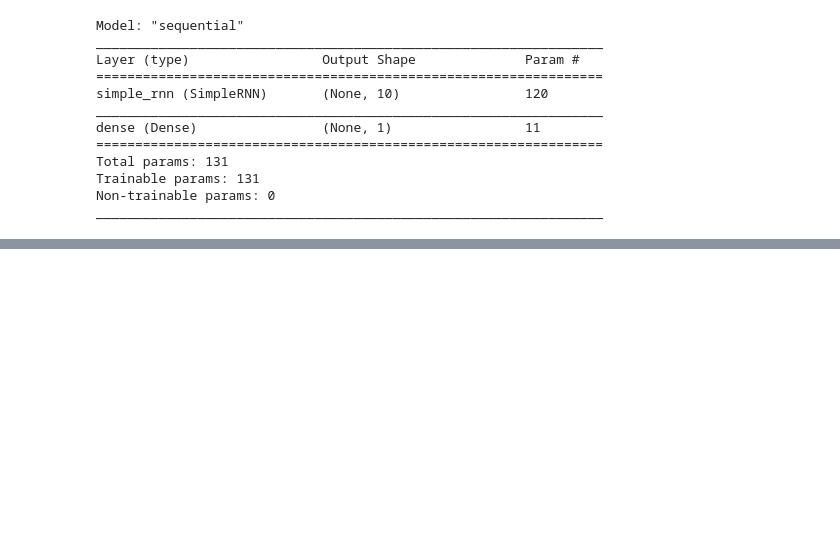
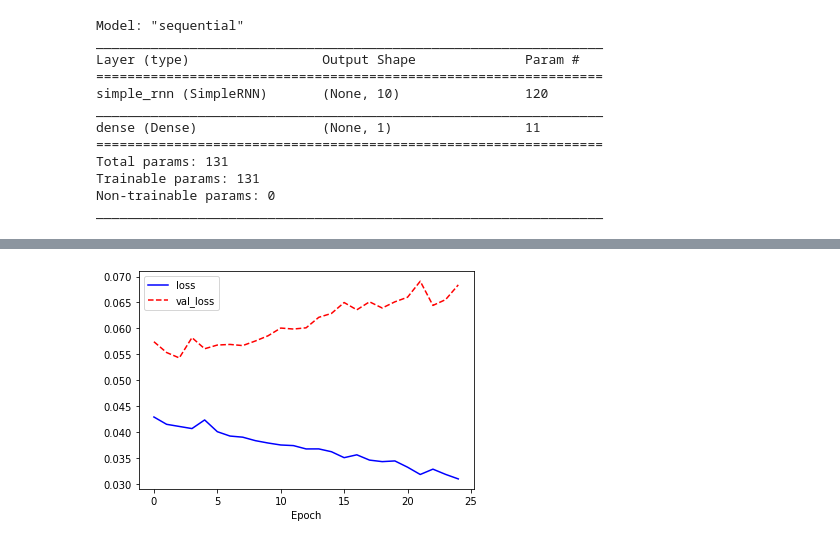
Before and after one commit to chloe-hyunkyung-park/tensorflow_ex, a Jupyter notebook: ch07_RNN(7_2_layers).ipynb, the cells around one changed output, grey strips where cells are left out. Cells and saved outputs as stored; diff of their text form; code cells hidden in the pictures; blank space fills up the shorter version.

```diff
--- a/ch07_RNN(7_2_layers).ipynb
+++ b/ch07_RNN(7_2_layers).ipynb
@@ -130,0 +148,3 @@ for i in range(3000):
+# %%
+model.compile(optimizer='adam', loss='mse')
+model.summary()
@@ -130,0 +166,5 @@ for i in range(3000):
+# %%
+X = np.array(X)
+Y = np.array(Y)
+
+print(X.shape, Y.shape)
@@ -130,0 +173,7 @@ for i in range(3000):
+# %%
+train_X = X[:2560]
+train_Y = Y[:2560]
+text_X = X[2560:]
+text_Y = Y[2560:]
+# %%
+history = model.fit(train_X, train_Y, epochs=25, validation_split=0.25)
@@ -130,0 +198,10 @@ for i in range(3000):
+# %%
+import matplotlib.pyplot as plt
+
+plt.plot(history.history['loss'], 'b-', label='loss')
+plt.plot(history.history['val_loss'], 'r--', label='val_loss')
+plt.xlabel('Epoch')
+plt.legend()
+plt.show()
+# %% [output]
+[figure, added]
```
Also changed, not shown: parts of 20 cells of this notebook.
